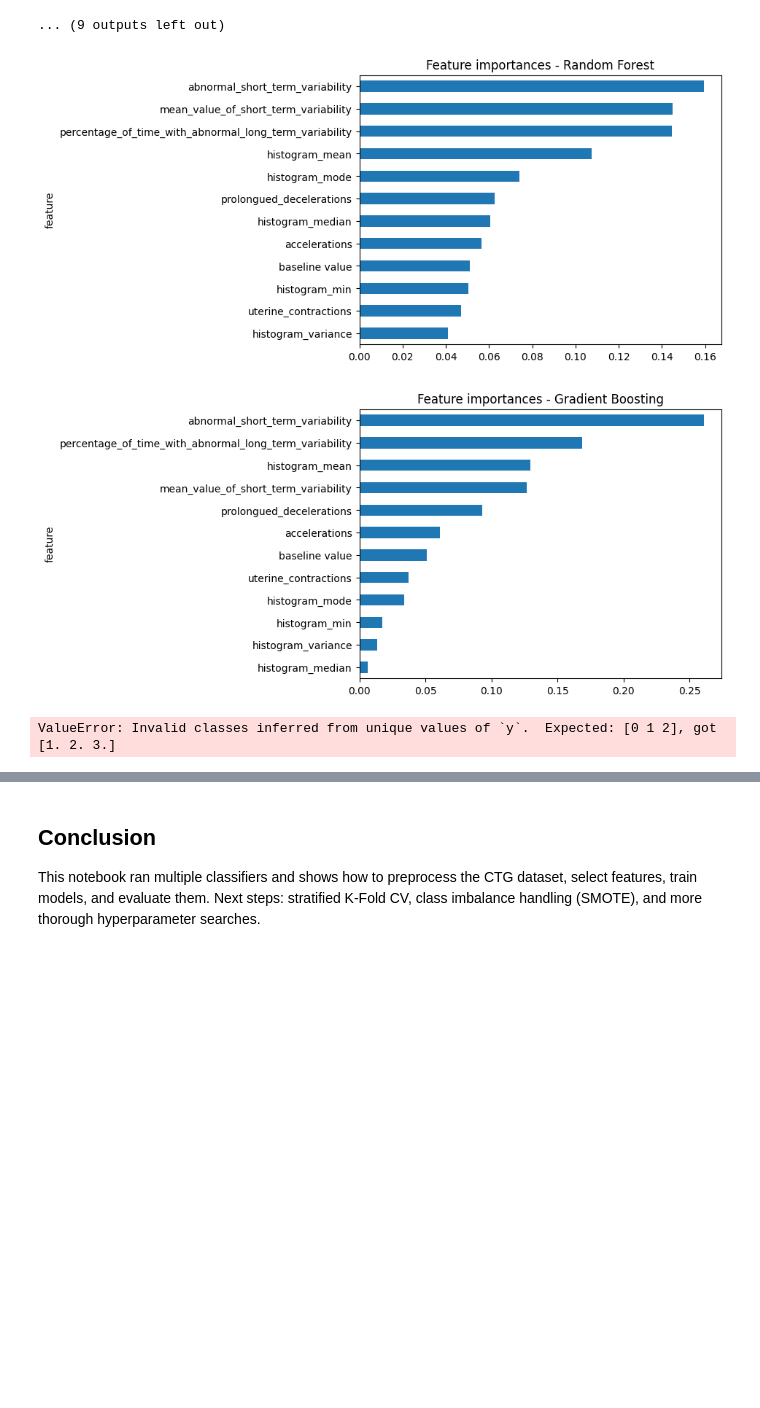
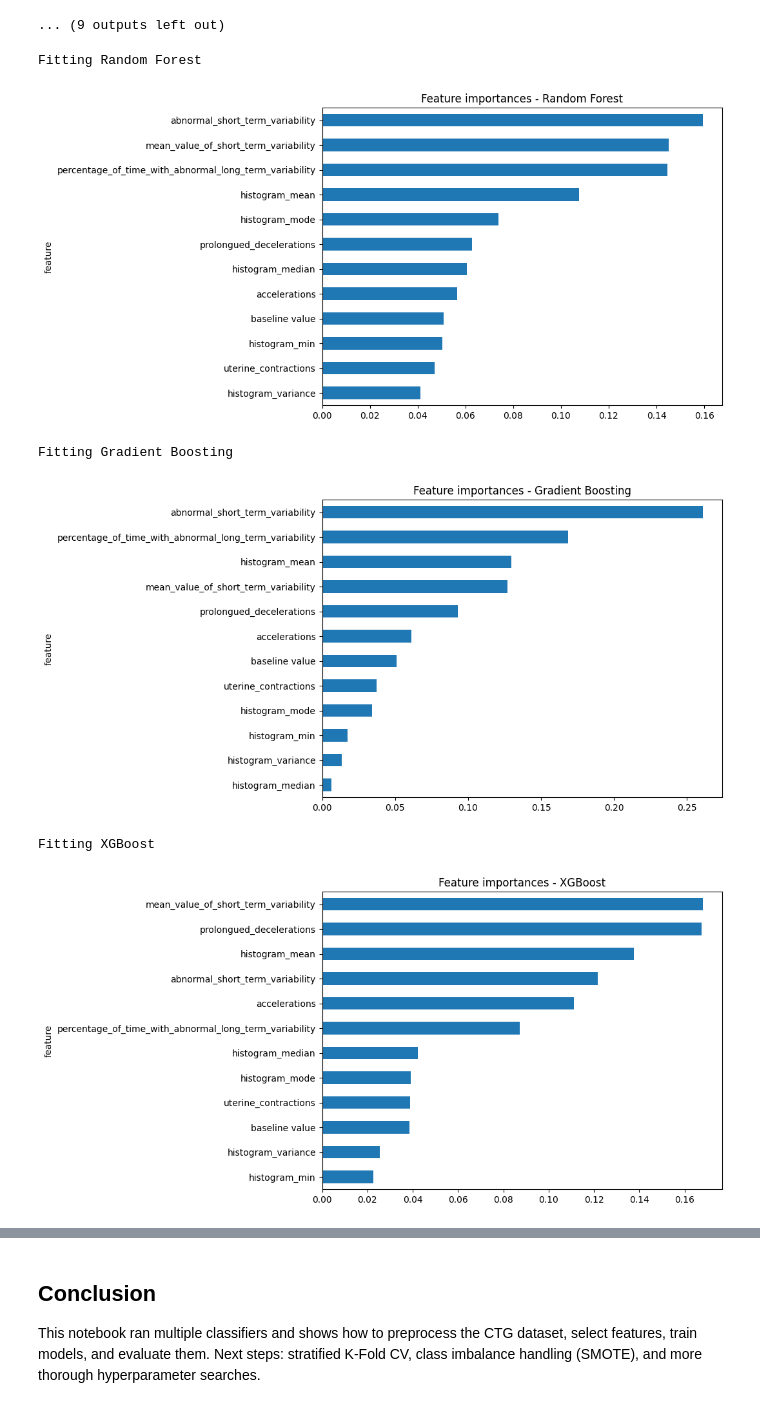
Before and after one commit to DOodle25/iiitm-gwl, a Jupyter notebook: ML-Project/personal/dipen.ipynb, the cells around one changed output, grey strips where cells are left out. Cells and saved outputs as stored; diff of their text form; code cells hidden in the pictures; blank space fills up the shorter version.

```diff
--- a/ML-Project/personal/dipen.ipynb
+++ b/ML-Project/personal/dipen.ipynb
@@ -63,7 +61,7 @@ csv_path = './Dataset/fetal_health.csv'
 # Load the CSV
 import pandas as pd
 
-df = pd.read_csv('./Dataset/fetal_health.csv')
+df = pd.read_csv('../Dataset/fetal_health.csv')
 print('Shape:', df.shape)
 df.head()
 # %% [output]
@@ -316,24 +314,35 @@ weighted avg       0.89      0.89      0.89       634
 [figure]
 ... (9 outputs left out)
 # %%
-# Feature importances for tree models
+# Feature importances for tree models (use 0-based adjusted labels)
 tree_models = {
     'Random Forest': RandomForestClassifier(n_estimators=200, random_state=42),
     'Gradient Boosting': GradientBoostingClassifier(n_estimators=200, random_state=42),
     'XGBoost': xgb.XGBClassifier(use_label_encoder=False, eval_metric='mlogloss', random_state=42),
     'LightGBM': lgb.LGBMClassifier(random_state=42)
 }
 
 for name, model in tree_models.items():
-    model.fit(X_train, y_train)
+    print('Fitting', name)
+    try:
+        model.fit(X_train, y_train_adj)
+    except Exception as e:
+        print(f'Failed to fit {name}:', e)
+        continue
+
     if hasattr(model, 'feature_importances_'):
         fi = model.feature_importances_
         fi_df = pd.DataFrame({'feature': selected_features, 'importance': fi}).sort_values('importance', ascending=False)
-        fi_df.plot.barh(x='feature', y='importance', legend=False)
-        plt.title('Feature importances - '+name)
+        fi_df.plot.barh(x='feature', y='importance', legend=False, figsize=(8,6))
+        plt.title('Feature importances - ' + name)
         plt.gca().invert_yaxis()
         plt.show()
+    else:
+        print(name, 'does not expose feature_importances_')
 # %% [output]
+Fitting Random Forest
-[figure, old version]
+[figure, new version]
+Fitting Gradient Boosting
-[figure, old version]
+[figure, new version]
-ValueError: Invalid classes inferred from unique values of `y`.  Expected: [0 1 2], got [1. 2. 3.]
+Fitting XGBoost
+[figure, added]
```
Also changed, not shown: parts of 3 cells of this notebook, 1 other file.
